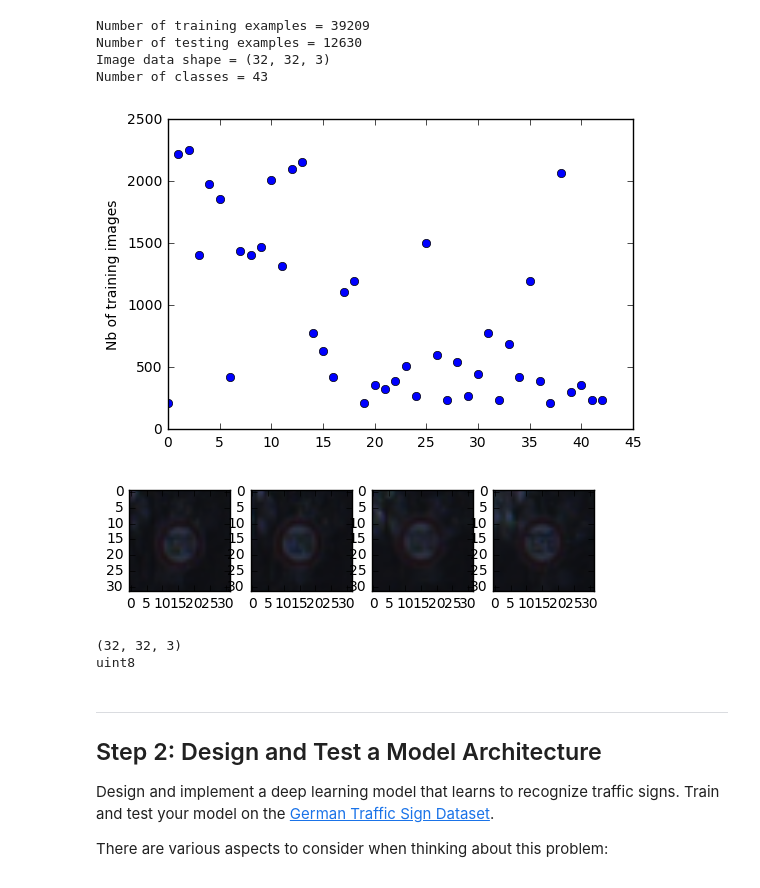
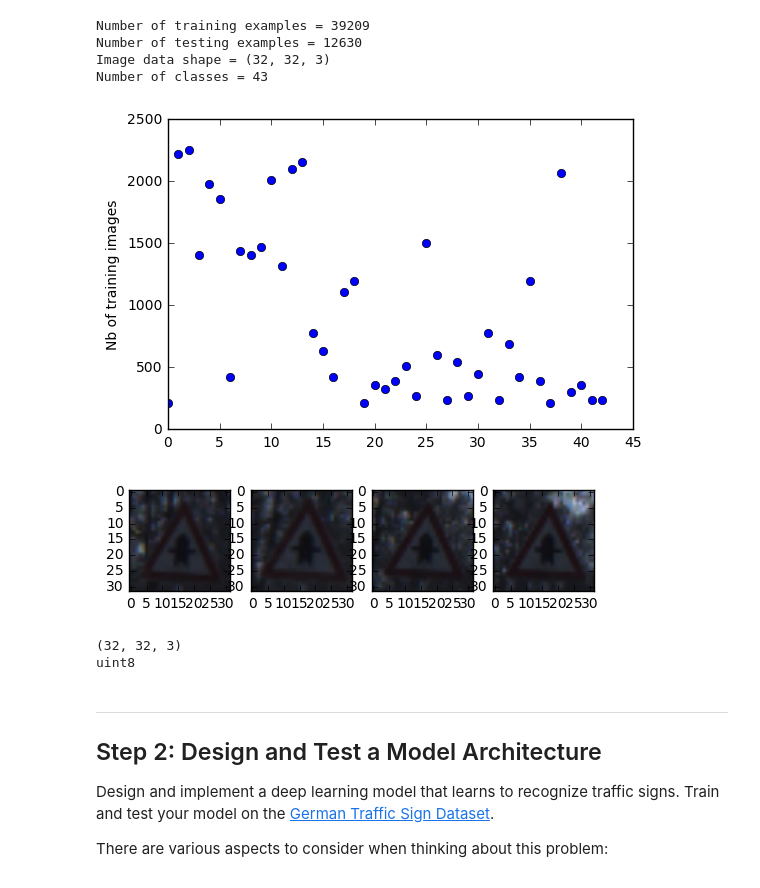
Before and after one commit to SignalImageCV/SDC-Traffic-Signs, a Jupyter notebook: Traffic_Signs_Recognition.ipynb, the cells around one changed output. Drawn from its saved outputs; the diff is of its cells as text; code cells hidden in the pictures.

```diff
--- a/Traffic_Signs_Recognition.ipynb
+++ b/Traffic_Signs_Recognition.ipynb
@@ -67,34 +67,34 @@ Number of classes = 43
 # %%
 ### Data exploration visualization goes here.
 ### Feel free to use as many code cells as needed.
 
 # Number of images per class
 nb_per_class = np.zeros((n_classes,), dtype=int)
 for i in range(n_classes):
     nb_per_class[i] = np.sum(train['labels']==i)
 
 import matplotlib.pyplot as plt
 
 plt.plot(nb_per_class, 'bo')
 plt.ylabel('Nb of training images')
 plt.show()
 
 # Some blurry(!) images
 nb_plots = 4
-delta = 13050
+delta = 17900
 for i in range(nb_plots):
     plt.subplot(1, nb_plots, i+1)
     plt.imshow(train['features'][delta+i])
 plt.show()
 
 
 print(train['features'][0].shape)
 print(train['labels'].dtype)
 
 # print(train['features'][0])
 # %% [output]
 [figure]
-[figure, old version]
+[figure, new version]
 (32, 32, 3)
 uint8
 # %% [markdown]
```
Also changed, not shown: 7 other files.
